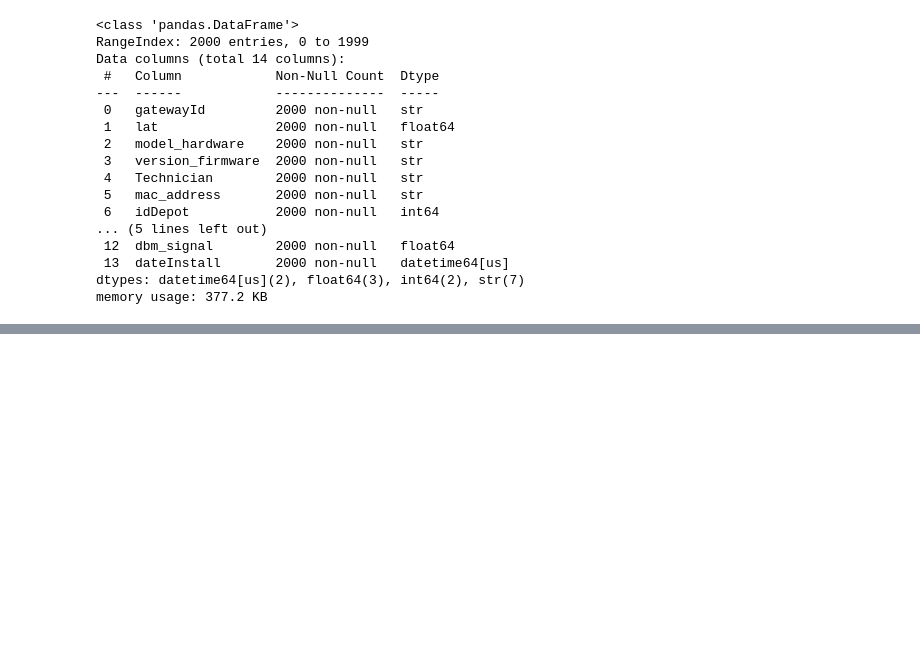
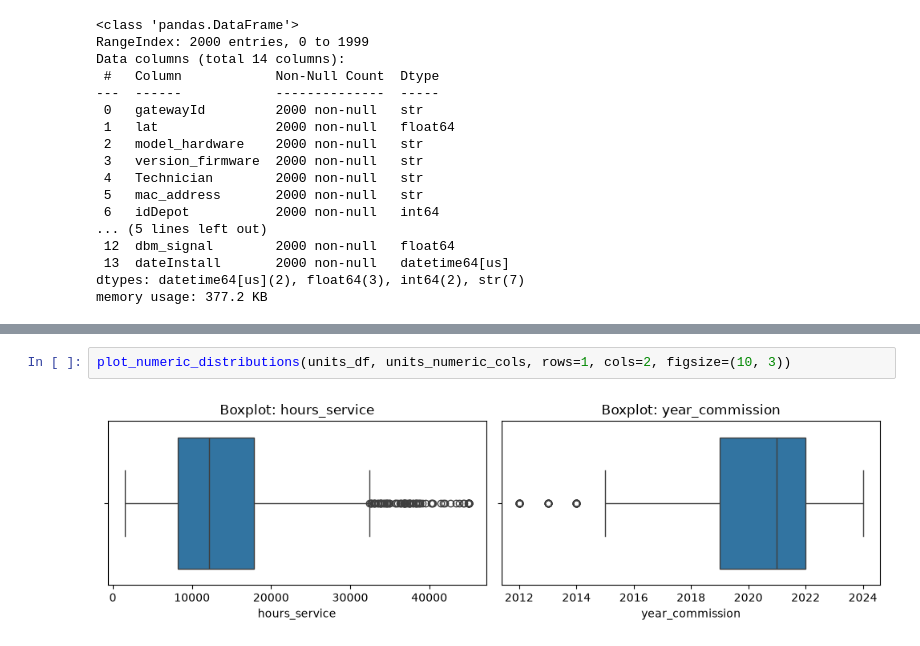
Before and after one commit to Langos428/IAU_projekt, a Jupyter notebook: projekt.ipynb, the cells around one changed output, grey strips where cells are left out. Drawn from its saved outputs; the diff is of its cells as text; blank space fills up the shorter version.

```diff
--- a/projekt.ipynb
+++ b/projekt.ipynb
@@ -176,0 +305,4 @@ memory usage: 377.2 KB
+# %%
+plot_numeric_distributions(units_df, units_numeric_cols, rows=1, cols=2, figsize=(10, 3))
+# %% [output]
+[figure, added]
```
Also changed, not shown: parts of 17 cells of this notebook.
